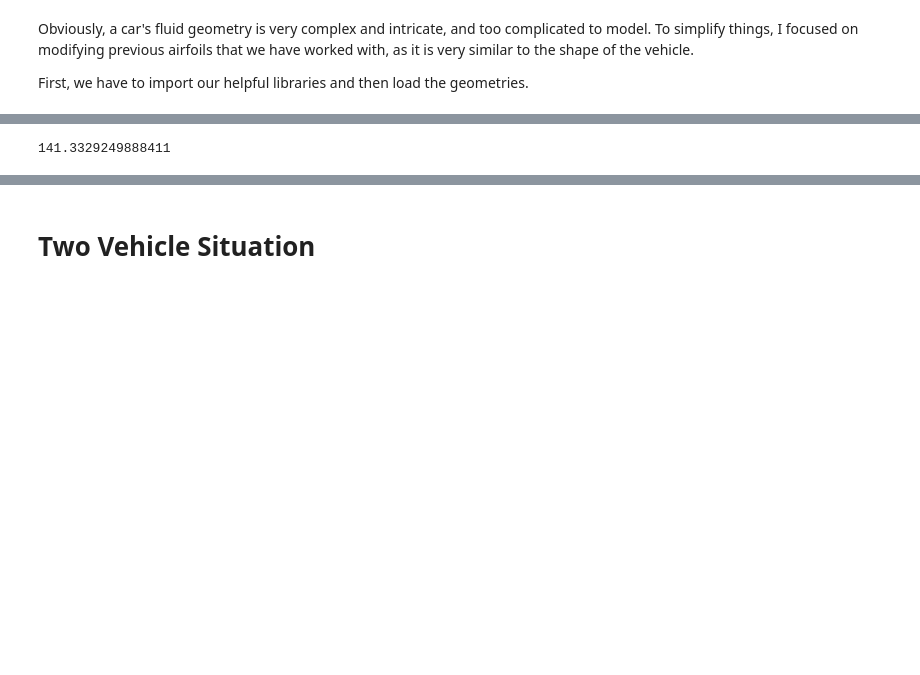
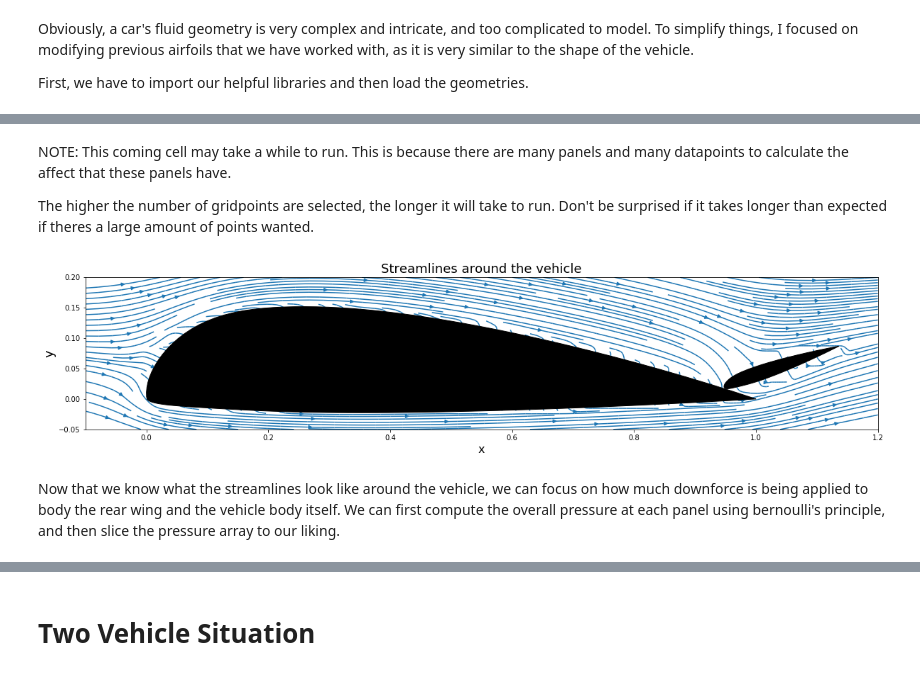
Before and after one commit to gwu-seas-mae6226/AeroPython-studentprojects2019, a Jupyter notebook: Parker-Johnson/Aero_Final_Project/Aero_Final_Project.ipynb, the cells around one changed output, grey strips where cells are left out. Saved outputs shown, nothing was run; the diff lists cells and outputs as text; code cells hidden in the pictures; blank space fills up the shorter version.

Commit message:
almost there

```diff
--- a/Parker-Johnson/Aero_Final_Project/Aero_Final_Project.ipynb
+++ b/Parker-Johnson/Aero_Final_Project/Aero_Final_Project.ipynb
@@ -343,0 +332,39 @@ p = p_inf + 0.5 * rho * (tangent_velo**2 - u_inf**2)
+# %% [markdown]
+NOTE: This coming cell may take a while to run. This is because there are many panels and many datapoints to calculate the affect that these panels have.
+
+The higher the number of gridpoints are selected, the longer it will take to run. Don't be surprised if it takes longer than expected if theres a large amount of points wanted.
+# %%
+#define the mesh grid
+nx, ny = 30, 30 # number of points in the x and y direction
+x_start, x_end = -0.1, 1.2
+y_start, y_end = -0.05, 0.2
+X, Y = np.meshgrid(np.linspace(x_start, x_end, nx),
+                   np.linspace(y_start, y_end, ny))
+
+# use 'offsets' to keep track of first index and last index for a foil
+offsets = [0, len(panels_body_1), len(panels_body_1 + panels_wing_1)]
+
+# gather the vortex-sheet strengths for gammas
+
+gammas = [gamma_body_1, gamma_wing_1]
+
+#compute the velocity field on the mesh grid
+u, v = get_velocity_field(panels_body_1 + panels_wing_1, gammas, freestream, X, Y, offsets)
+# %%
+#plot the velocity field
+width = 20
+py.figure(figsize=(width, width))
+py.streamplot(X, Y, u, v, density = 2)
+py.fill([panel.xc for panel in panels_body_1],
+        [panel.yc for panel in panels_body_1], color = 'k', zorder=2)
+py.fill([panel.xc for panel in panels_wing_1],
+        [panel.yc for panel in panels_wing_1], color = 'k', zorder=2)
+py.axis('scaled', adjustable='box')
+
+py.title('Streamlines around the vehicle', fontsize=18)
+py.xlabel('x', fontsize=16)
+py.ylabel('y', fontsize=18);
+# %% [output]
+[figure, added]
+# %% [markdown]
+Now that we know what the streamlines look like around the vehicle, we can focus on how much downforce is being applied to body the rear wing and the vehicle body itself. We can first compute the overall pressure at each panel using bernoulli's principle, and then slice the pressure array to our liking.
@@ -349,4 +380,0 @@ L = -np.sin(alpha) * Fx + np.cos(alpha) * Fy
-# %%
-print(L)
-# %% [output]
-141.3329249888411
```
Also changed, not shown: parts of 42 cells of this notebook.
